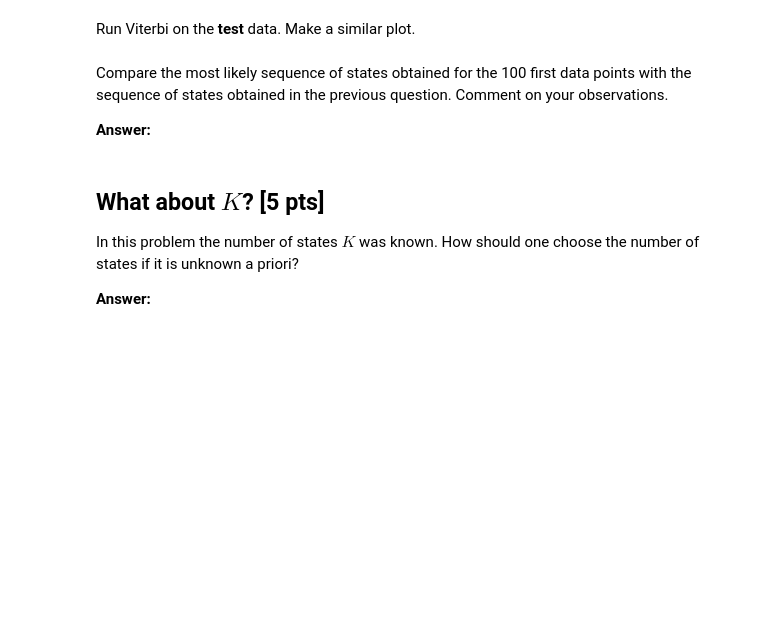
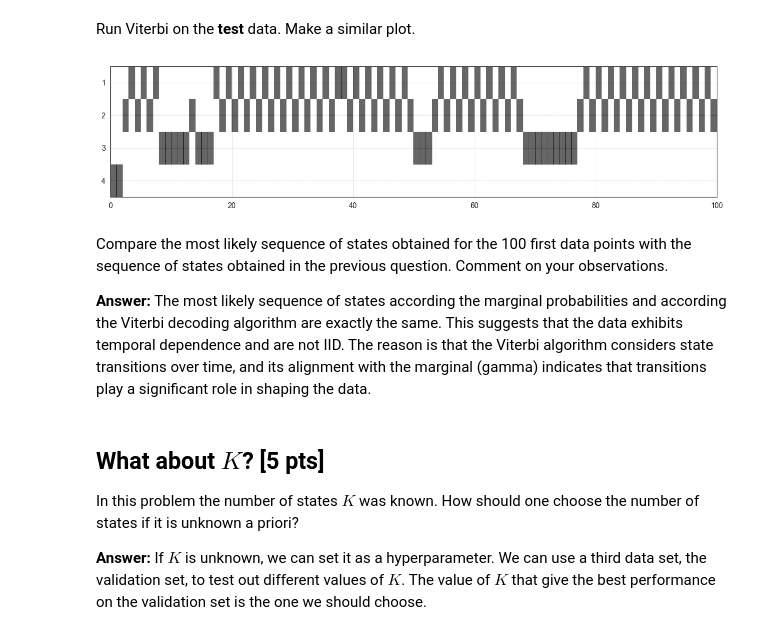
Before and after one commit to Gregb26/IFT-6269-Greg, a Jupyter notebook: Homework 4/Hw4_Code.ipynb, the cells around one changed output. Cells and saved outputs as stored; diff of their text form; code cells hidden in the pictures; blank space fills up the shorter version.

```diff
--- a/Homework 4/Hw4_Code.ipynb
+++ b/Homework 4/Hw4_Code.ipynb
@@ -535,21 +1029,25 @@ Run Viterbi on the **test** data. Make a similar plot.
 # %%
 # ---------------------------------------------------------------------------- #
 #     Do NOT change the contents of this cell. This is just for execution.     #
 #   If you respected function signatures, this cell should run without changes #
 # ---------------------------------------------------------------------------- #
 
 # Get one_hot_labels from Viterbi and turn them into 0, ..., K-1 "numeric" labels
-one_hot_labels = viterbi(X_test, pi_em, A_em, mus_em, sigmas_em)
+_, one_hot_labels = viterbi(X_test, pi_em, A_em, mus_em, sigmas_em)
 
 # Plot the results
 plot_dominoes(one_hot_labels)
+# %% [output]
+[figure, added]
 # %% [markdown]
 Compare the most likely sequence of states obtained for the 100 first data points with the sequence of states obtained in the previous question. Comment on your observations.
 
 **Answer:**
+The most likely sequence of states according the marginal probabilities and according the Viterbi decoding algorithm are exactly the same. This suggests that the data exhibits temporal dependence and are not IID. The reason is that the Viterbi algorithm considers state transitions over time, and its alignment with the marginal (gamma) indicates that transitions play a significant role in shaping the data.
 # %% [markdown]
 ## What about $K$? [5 pts]
 
 In this problem the number of states $K$ was known. How should one choose the number of states if it is unknown a priori?
 
 **Answer:**
+If $K$ is unknown, we can set it as a hyperparameter. We can use a third data set, the validation set, to test out different values of $K$. The value of $K$ that give the best performance on the validation set is the one we should choose.
```
Also changed, not shown: parts of 21 cells of this notebook, 5 other files.
